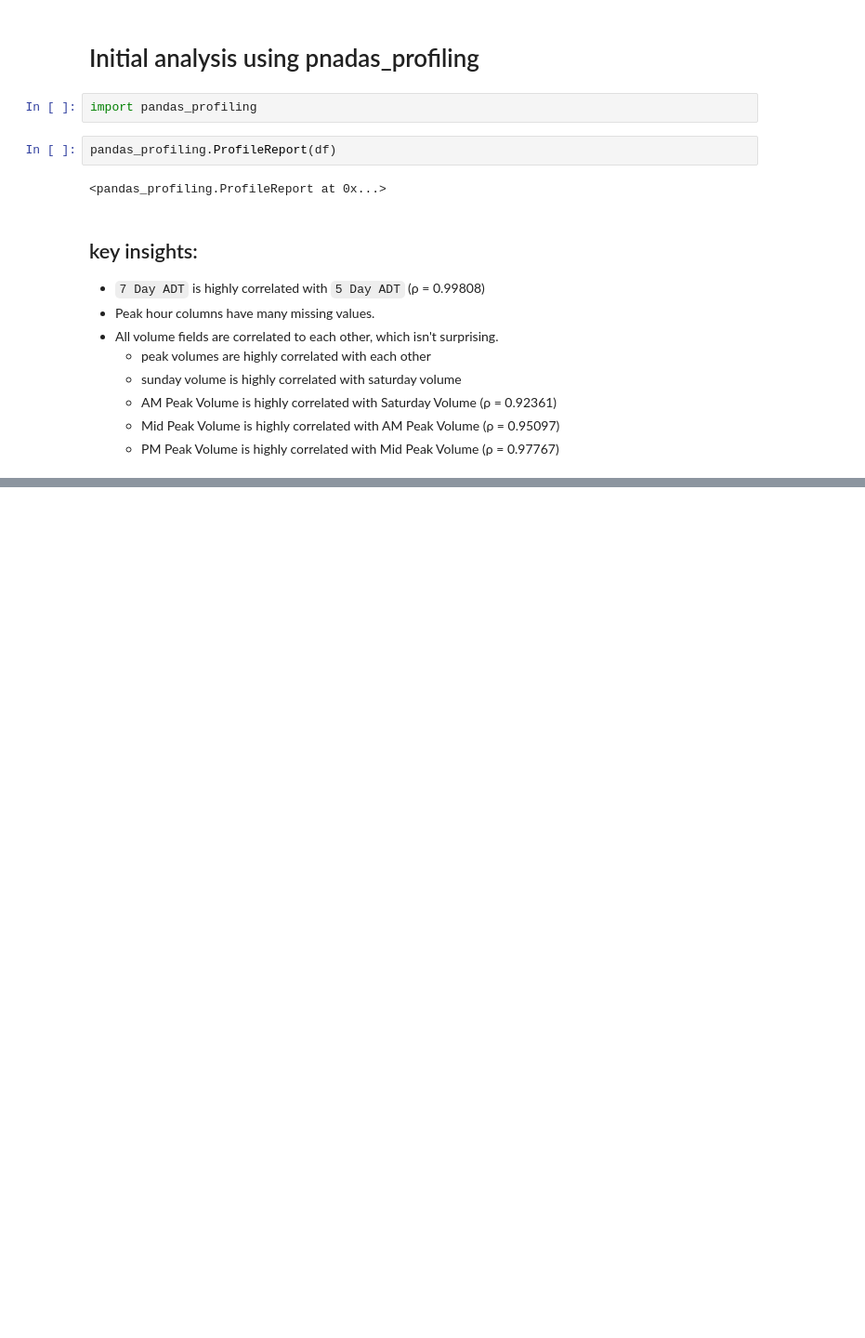
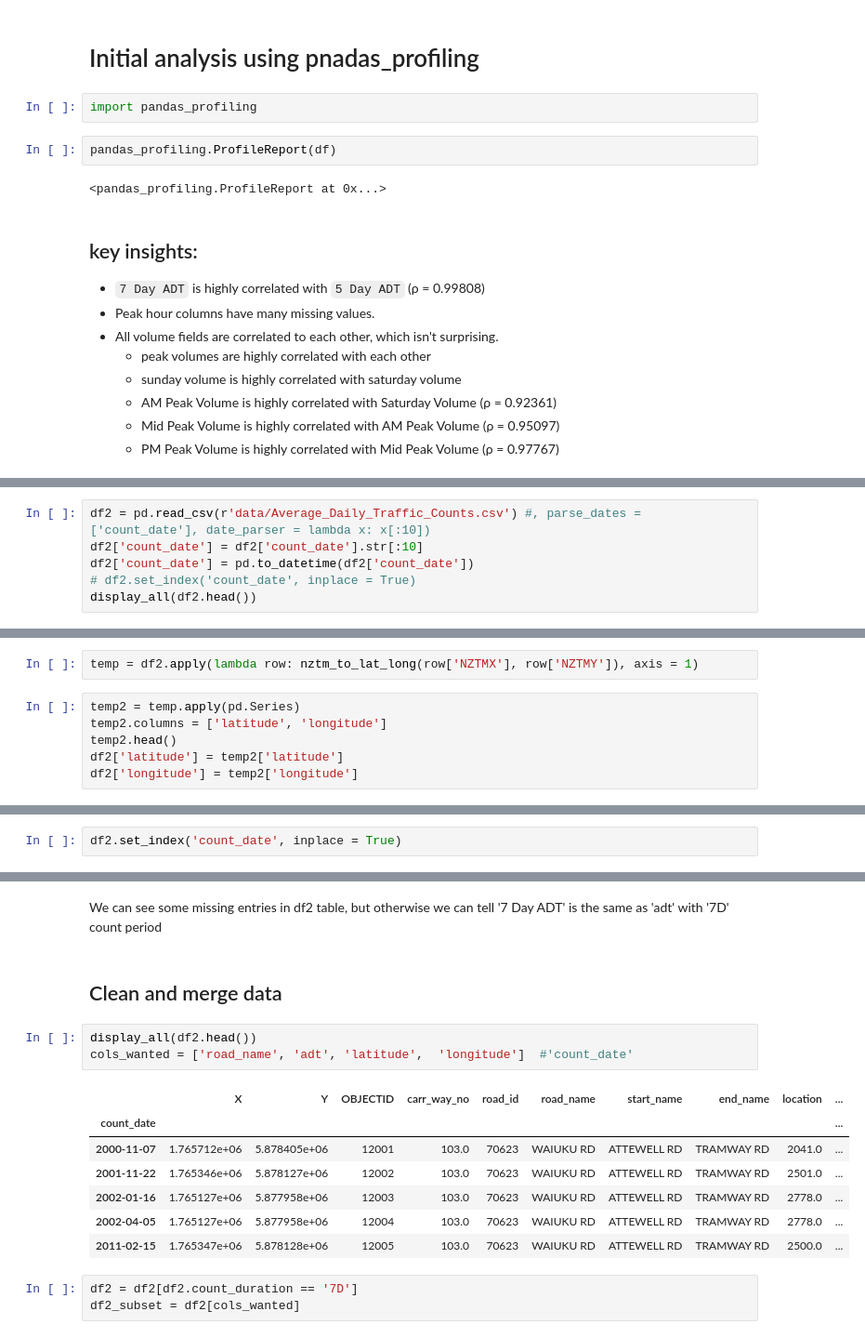
Before and after one commit to klin059/Auckland_traffic_analysis, a Jupyter notebook: 1_data_cleaning.ipynb, the cells around one changed output, grey strips where cells are left out. Shown at 93% size. Cells and saved outputs as stored; diff of their text form; blank space fills up the shorter version.

```diff
--- a/1_data_cleaning.ipynb
+++ b/1_data_cleaning.ipynb
@@ -199,0 +211,6 @@ Since traffic volumes are highly correlated with each other, we will focus on an
+# %%
+df2 = pd.read_csv(r'data/Average_Daily_Traffic_Counts.csv') #, parse_dates = ['count_date'], date_parser = lambda x: x[:10])
+df2['count_date'] = df2['count_date'].str[:10]
+df2['count_date'] = pd.to_datetime(df2['count_date'])
+# df2.set_index('count_date', inplace = True)
+display_all(df2.head())
@@ -199,0 +281,8 @@ Since traffic volumes are highly correlated with each other, we will focus on an
+# %%
+temp = df2.apply(lambda row: nztm_to_lat_long(row['NZTMX'], row['NZTMY']), axis = 1)
+# %%
+temp2 = temp.apply(pd.Series)
+temp2.columns = ['latitude', 'longitude']
+temp2.head()
+df2['latitude'] = temp2['latitude']
+df2['longitude'] = temp2['longitude']
@@ -199,0 +301,2 @@ Since traffic volumes are highly correlated with each other, we will focus on an
+# %%
+df2.set_index('count_date', inplace = True)
@@ -199,0 +382,18 @@ Since traffic volumes are highly correlated with each other, we will focus on an
+# %% [markdown]
+We can see some missing entries in df2 table, but otherwise we can tell '7 Day ADT' is the same as 'adt' with '7D' count period
+# %% [markdown]
+## Clean and merge data
+# %%
+display_all(df2.head())
+cols_wanted = ['road_name', 'adt', 'latitude',  'longitude']  #'count_date'
+# %% [output]
+|  | X | Y | OBJECTID | carr_way_no | road_id | road_name | start_name | end_name | location | ... |
+| count_date |  |  |  |  |  |  |  |  |  | ... |
+| 2000-11-07 | 1.765712e+06 | 5.878405e+06 | 12001 | 103.0 | 70623 | WAIUKU RD | ATTEWELL RD | TRAMWAY RD | 2041.0 | ... |
+| 2001-11-22 | 1.765346e+06 | 5.878127e+06 | 12002 | 103.0 | 70623 | WAIUKU RD | ATTEWELL RD | TRAMWAY RD | 2501.0 | ... |
+| 2002-01-16 | 1.765127e+06 | 5.877958e+06 | 12003 | 103.0 | 70623 | WAIUKU RD | ATTEWELL RD | TRAMWAY RD | 2778.0 | ... |
+| 2002-04-05 | 1.765127e+06 | 5.877958e+06 | 12004 | 103.0 | 70623 | WAIUKU RD | ATTEWELL RD | TRAMWAY RD | 2778.0 | ... |
+| 2011-02-15 | 1.765347e+06 | 5.878128e+06 | 12005 | 103.0 | 70623 | WAIUKU RD | ATTEWELL RD | TRAMWAY RD | 2500.0 | ... |
+# %%
+df2 = df2[df2.count_duration == '7D']
+df2_subset = df2[cols_wanted]
```
Also changed, not shown: parts of 33 cells of this notebook, 23 other files.
